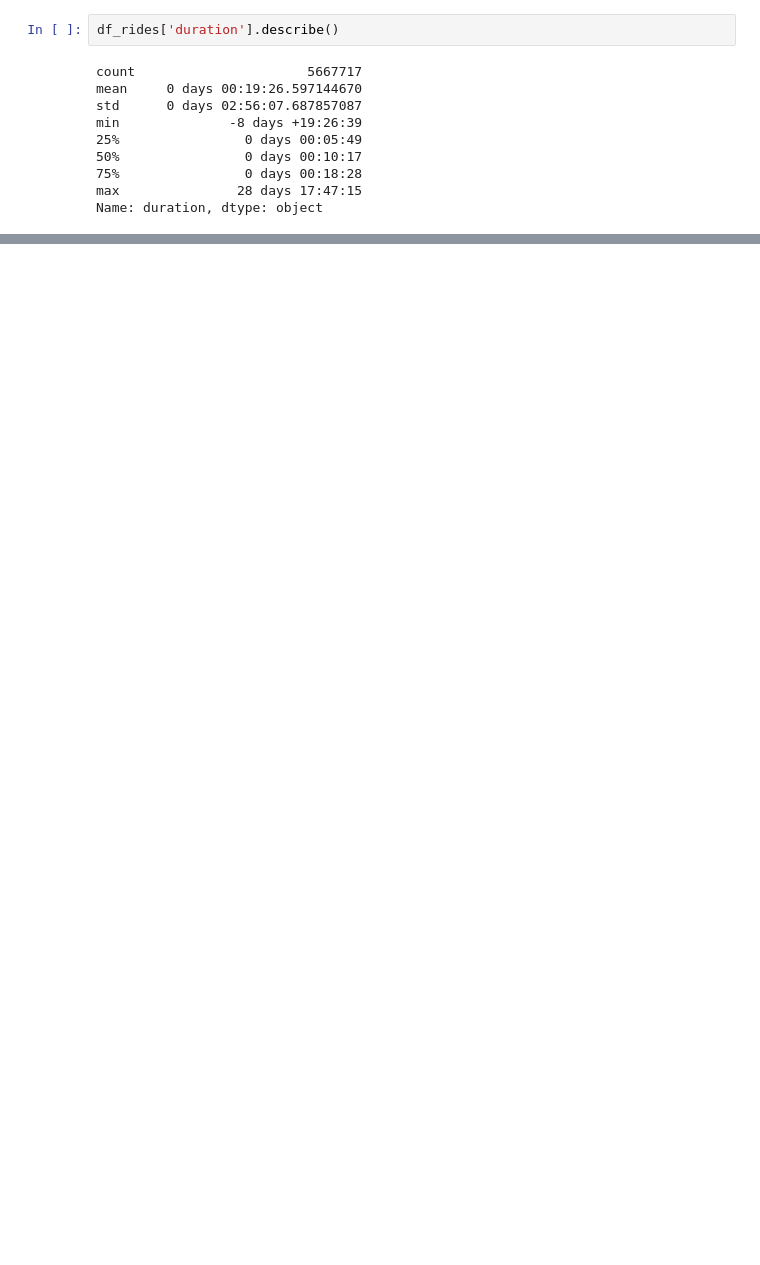
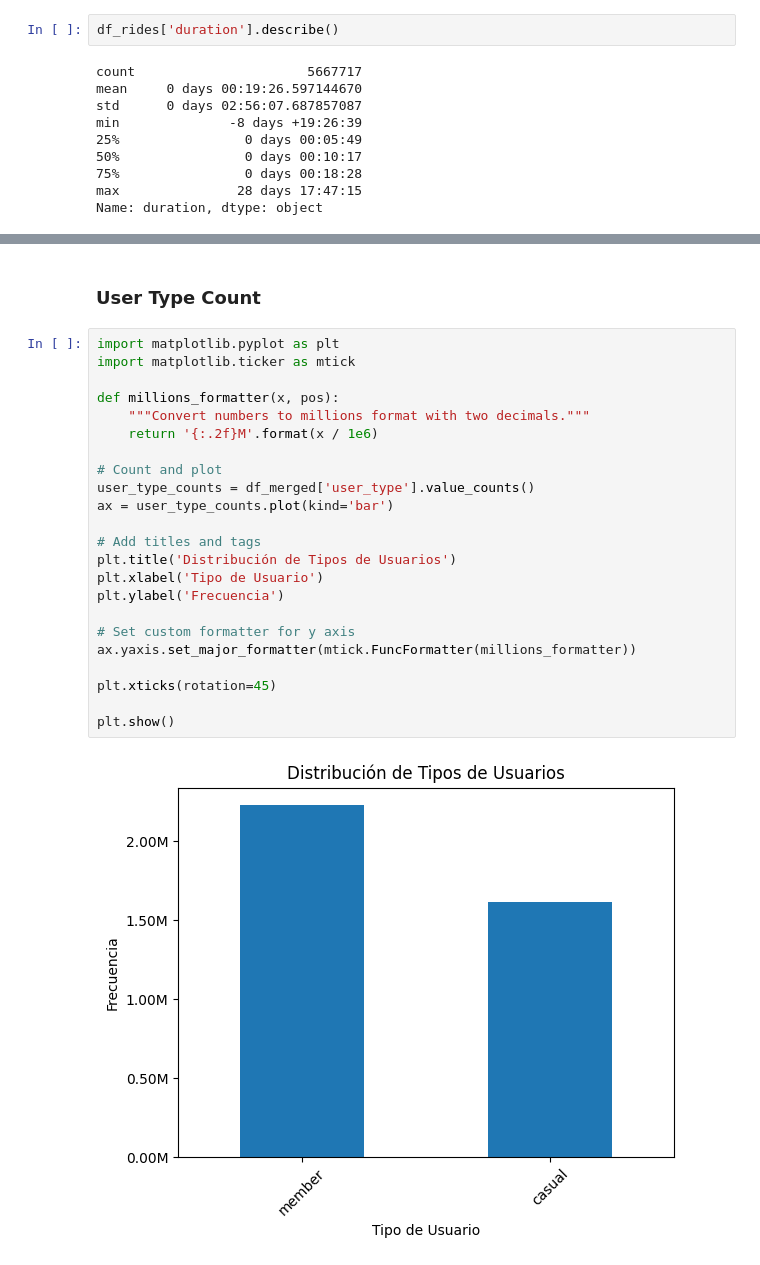
Before and after one commit to FedeDipa91/BikeSharing, a Jupyter notebook: rides2022_analysis.ipynb, the cells around one changed output, grey strips where cells are left out. Cells and saved outputs as stored; diff of their text form; blank space fills up the shorter version.

```diff
--- a/rides2022_analysis.ipynb
+++ b/rides2022_analysis.ipynb
@@ -181,0 +203,27 @@ connection_string.close()
+# %% [markdown]
+### User Type Count
+# %%
+import matplotlib.pyplot as plt
+import matplotlib.ticker as mtick
+
+def millions_formatter(x, pos):
+    """Convert numbers to millions format with two decimals."""
+    return '{:.2f}M'.format(x / 1e6)
+
+# Count and plot
+user_type_counts = df_merged['user_type'].value_counts()
+ax = user_type_counts.plot(kind='bar')
+
+# Add titles and tags
+plt.title('Distribución de Tipos de Usuarios')
+plt.xlabel('Tipo de Usuario')
+plt.ylabel('Frecuencia')
+
+# Set custom formatter for y axis
+ax.yaxis.set_major_formatter(mtick.FuncFormatter(millions_formatter))
+
+plt.xticks(rotation=45)
+
+plt.show()
+# %% [output]
+[figure, added]
```
Also changed, not shown: parts of 42 cells of this notebook.
